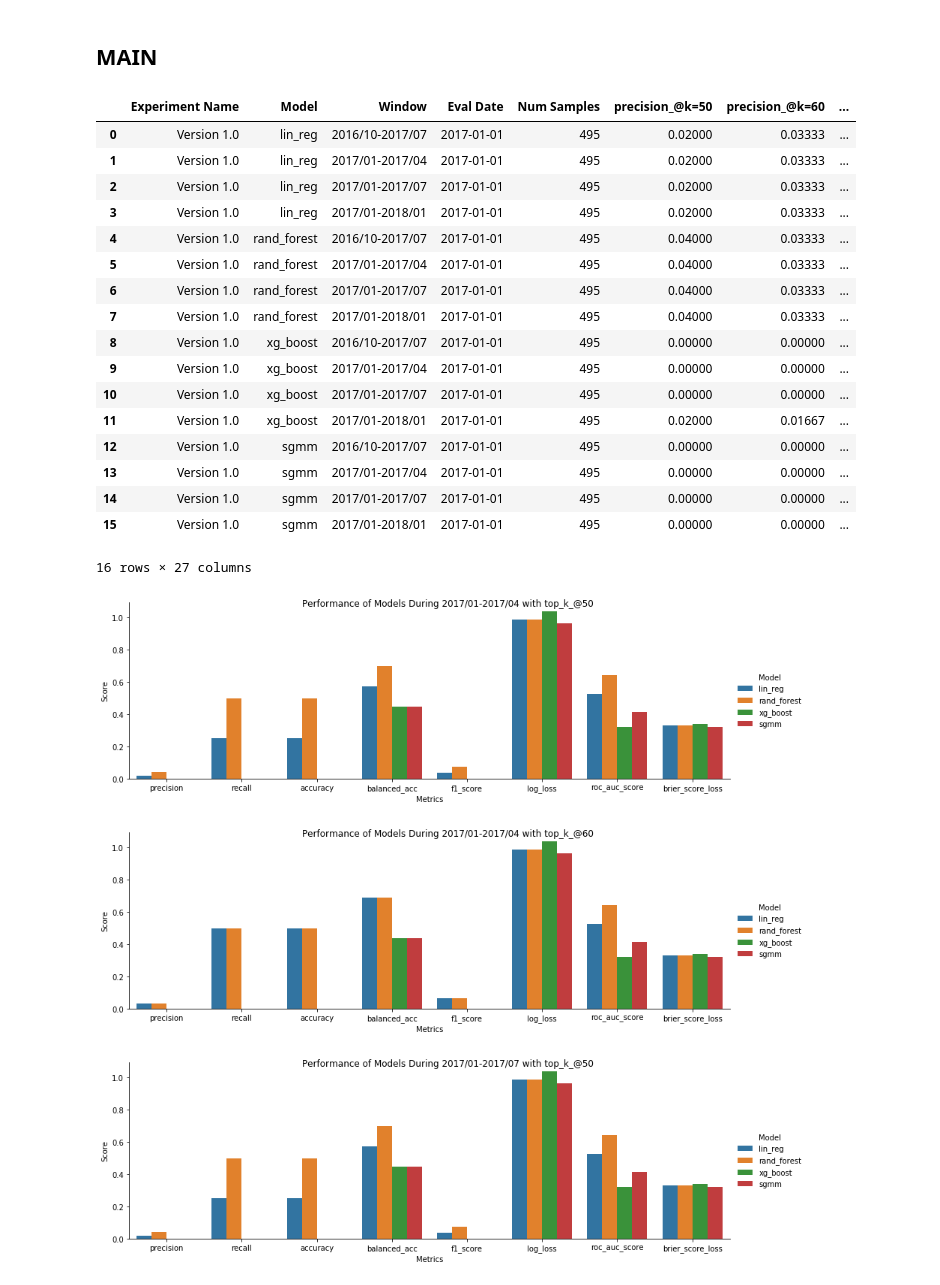
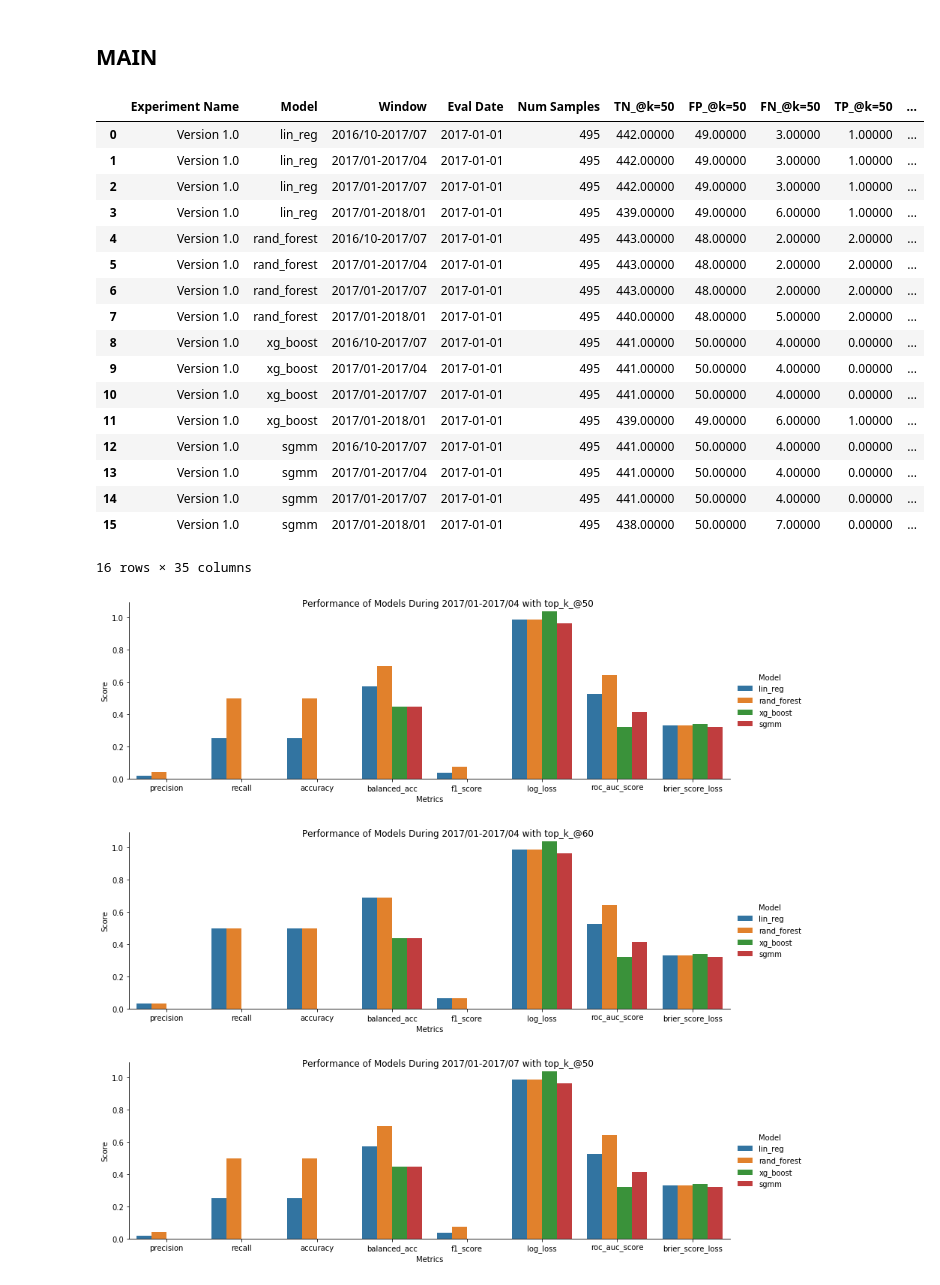
Before and after one commit to nafis-neehal/CDPHP_Evaluation, a Jupyter notebook: notebooks/Evaluation_2.ipynb, the cells around one changed output. Saved outputs shown, nothing was run; the diff lists cells and outputs as text; code cells hidden in the pictures.

Commit message:
Issue 22 and 25, Added Prob Distro Graph, Conf. Matrix Plot, added TP TN FP FN to data table

```diff
--- a/notebooks/Evaluation_2.ipynb
+++ b/notebooks/Evaluation_2.ipynb
@@ -223,6 +248,7 @@ class Score:
         self.roc_auc_score = {}
         self.log_loss = {}
         self.brier_score_loss = {}
+        self.confusion_matrix = {}
 
     def get_precision(self, y_true, y_predict, average='binary'):
         return precision_score(y_true, y_predict, average)
@@ -247,6 +273,9 @@ class Score:
 
     def get_brier_score_loss(self, y_true, y_predict):
         return brier_score_loss(y_true, y_predict)
+
+    def get_confusion_matrix(self, y_true, y_predict):
+        return confusion_matrix(y_true, y_predict)
 # %% [markdown]
 <H3> Evaluation </H3>
 # %%
@@ -394,7 +426,7 @@ def update_model_score(model, evaluated_model_obj, label, y_true, pred_copy):
 #visualize result (if visual==True): visualize_performance() helper_function
 #save result to CSV file: Use dataframe_to_csv() helper function
 #mutable obj integrity checked
-def present_evaluation(cp, c_r, c_e, all_model_evaluations, table=False, plot = False, save=False):
+def present_evaluation(c_p, c_r, c_e, c_visual, all_model_evaluations, table=False, plot = False, save=False):
 
     #result file
     result_file = c_e['dir'] + c_e['file']
@@ -406,13 +438,20 @@ def present_evaluation(cp, c_r, c_e, all_model_evaluations, table=False, plot =
 
     data = generate_tabular_data(c_p, c_r, c_e, all_model_evaluations)
 
-    if table == True:
+    if c_visual['show_table'] == True:
         pd.options.display.float_format = '{:8.5f}'.format
         display(data)
 
     #will add graph here
-    if plot == True:
-        generate_plot(c_e, data, c_e['plot_window'], c_e['plot_metrics'])
+    if c_visual['plot_model_comparison'] == True:
+        generate_comparison_plot(c_e, data, c_e['plot_window'], c_e['plot_metrics'])
+
+    if c_visual['plot_confusion_matrix'] == True:
+        generate_confusion_matrix_plot(c_e, all_model_evaluations, c_e['plot_confusion_matrix_models'], c_e['plot_confusion_matrix_window'],
+                                       c_e['plot_confusion_matrix_thres'])
+
+    if c_visual['plot_probability_distribution'] == True:
+        generate_probability_distribution_plot(c_p, c_e['plot_distribution_of_models'])
 
     if save == True:
         data.to_csv(result_file, index = False, float_format= '%8.5f', mode='w')
@@ -503,35 +577,35 @@ def generate_plot(c_e, data, plot_window, metrics):
 # %%
 pd.set_option('display.max_rows', None) #to show all the rows of a dataframe
 if __name__ == "__main__":
-    c_p, c_r, c_e = load_configurations()
-    generate_synthetic_ground_truth_data(c_p, c_r)
-    generate_synthetic_prediction_data(c_p)
+    c_p, c_r, c_e, c_visual = load_configurations()
+    #generate_synthetic_ground_truth_data(c_p, c_r)
+    #generate_synthetic_prediction_data(c_p)
     all_model_evaluations = evaluate(c_p, c_r, c_e, drop_ref = True, drop_neg_prob = True) #neg window can be controlled from config
 
     '''
     keep visual=True if you want to see data + plots
     keep save=True if you want to save the data into a CSV file
     '''
-    present_evaluation(c_p, c_r, c_e, all_model_evaluations, table=True, plot = True, save=True)
+    present_evaluation(c_p, c_r, c_e, c_visual, all_model_evaluations, save=True)
 # %% [output]
-|  | Experiment Name | Model | Window | Eval Date | Num Samples | precision_@k=50 | precision_@k=60 | ... |
-| 0 | Version 1.0 | lin_reg | 2016/10-2017/07 | 2017-01-01 | 495 | 0.02000 | 0.03333 | ... |
-| 1 | Version 1.0 | lin_reg | 2017/01-2017/04 | 2017-01-01 | 495 | 0.02000 | 0.03333 | ... |
-| 2 | Version 1.0 | lin_reg | 2017/01-2017/07 | 2017-01-01 | 495 | 0.02000 | 0.03333 | ... |
-| 3 | Version 1.0 | lin_reg | 2017/01-2018/01 | 2017-01-01 | 495 | 0.02000 | 0.03333 | ... |
-| 4 | Version 1.0 | rand_forest | 2016/10-2017/07 | 2017-01-01 | 495 | 0.04000 | 0.03333 | ... |
-| 5 | Version 1.0 | rand_forest | 2017/01-2017/04 | 2017-01-01 | 495 | 0.04000 | 0.03333 | ... |
-| 6 | Version 1.0 | rand_forest | 2017/01-2017/07 | 2017-01-01 | 495 | 0.04000 | 0.03333 | ... |
-| 7 | Version 1.0 | rand_forest | 2017/01-2018/01 | 2017-01-01 | 495 | 0.04000 | 0.03333 | ... |
-| 8 | Version 1.0 | xg_boost | 2016/10-2017/07 | 2017-01-01 | 495 | 0.00000 | 0.00000 | ... |
-| 9 | Version 1.0 | xg_boost | 2017/01-2017/04 | 2017-01-01 | 495 | 0.00000 | 0.00000 | ... |
-| 10 | Version 1.0 | xg_boost | 2017/01-2017/07 | 2017-01-01 | 495 | 0.00000 | 0.00000 | ... |
-| 11 | Version 1.0 | xg_boost | 2017/01-2018/01 | 2017-01-01 | 495 | 0.02000 | 0.01667 | ... |
-| 12 | Version 1.0 | sgmm | 2016/10-2017/07 | 2017-01-01 | 495 | 0.00000 | 0.00000 | ... |
-| 13 | Version 1.0 | sgmm | 2017/01-2017/04 | 2017-01-01 | 495 | 0.00000 | 0.00000 | ... |
-| 14 | Version 1.0 | sgmm | 2017/01-2017/07 | 2017-01-01 | 495 | 0.00000 | 0.00000 | ... |
-| 15 | Version 1.0 | sgmm | 2017/01-2018/01 | 2017-01-01 | 495 | 0.00000 | 0.00000 | ... |
+|  | Experiment Name | Model | Window | Eval Date | Num Samples | TN_@k=50 | FP_@k=50 | FN_@k=50 | TP_@k=50 | ... |
+| 0 | Version 1.0 | lin_reg | 2016/10-2017/07 | 2017-01-01 | 495 | 442.00000 | 49.00000 | 3.00000 | 1.00000 | ... |
+| 1 | Version 1.0 | lin_reg | 2017/01-2017/04 | 2017-01-01 | 495 | 442.00000 | 49.00000 | 3.00000 | 1.00000 | ... |
+| 2 | Version 1.0 | lin_reg | 2017/01-2017/07 | 2017-01-01 | 495 | 442.00000 | 49.00000 | 3.00000 | 1.00000 | ... |
+| 3 | Version 1.0 | lin_reg | 2017/01-2018/01 | 2017-01-01 | 495 | 439.00000 | 49.00000 | 6.00000 | 1.00000 | ... |
+| 4 | Version 1.0 | rand_forest | 2016/10-2017/07 | 2017-01-01 | 495 | 443.00000 | 48.00000 | 2.00000 | 2.00000 | ... |
+| 5 | Version 1.0 | rand_forest | 2017/01-2017/04 | 2017-01-01 | 495 | 443.00000 | 48.00000 | 2.00000 | 2.00000 | ... |
+| 6 | Version 1.0 | rand_forest | 2017/01-2017/07 | 2017-01-01 | 495 | 443.00000 | 48.00000 | 2.00000 | 2.00000 | ... |
+| 7 | Version 1.0 | rand_forest | 2017/01-2018/01 | 2017-01-01 | 495 | 440.00000 | 48.00000 | 5.00000 | 2.00000 | ... |
+| 8 | Version 1.0 | xg_boost | 2016/10-2017/07 | 2017-01-01 | 495 | 441.00000 | 50.00000 | 4.00000 | 0.00000 | ... |
+| 9 | Version 1.0 | xg_boost | 2017/01-2017/04 | 2017-01-01 | 495 | 441.00000 | 50.00000 | 4.00000 | 0.00000 | ... |
+| 10 | Version 1.0 | xg_boost | 2017/01-2017/07 | 2017-01-01 | 495 | 441.00000 | 50.00000 | 4.00000 | 0.00000 | ... |
+| 11 | Version 1.0 | xg_boost | 2017/01-2018/01 | 2017-01-01 | 495 | 439.00000 | 49.00000 | 6.00000 | 1.00000 | ... |
+| 12 | Version 1.0 | sgmm | 2016/10-2017/07 | 2017-01-01 | 495 | 441.00000 | 50.00000 | 4.00000 | 0.00000 | ... |
+| 13 | Version 1.0 | sgmm | 2017/01-2017/04 | 2017-01-01 | 495 | 441.00000 | 50.00000 | 4.00000 | 0.00000 | ... |
+| 14 | Version 1.0 | sgmm | 2017/01-2017/07 | 2017-01-01 | 495 | 441.00000 | 50.00000 | 4.00000 | 0.00000 | ... |
+| 15 | Version 1.0 | sgmm | 2017/01-2018/01 | 2017-01-01 | 495 | 438.00000 | 50.00000 | 7.00000 | 0.00000 | ... |
-16 rows × 27 columns
+16 rows × 35 columns
 [figure]
 [figure]
 [figure]
```
Also changed, not shown: parts of 9 cells of this notebook, 2 other files.
